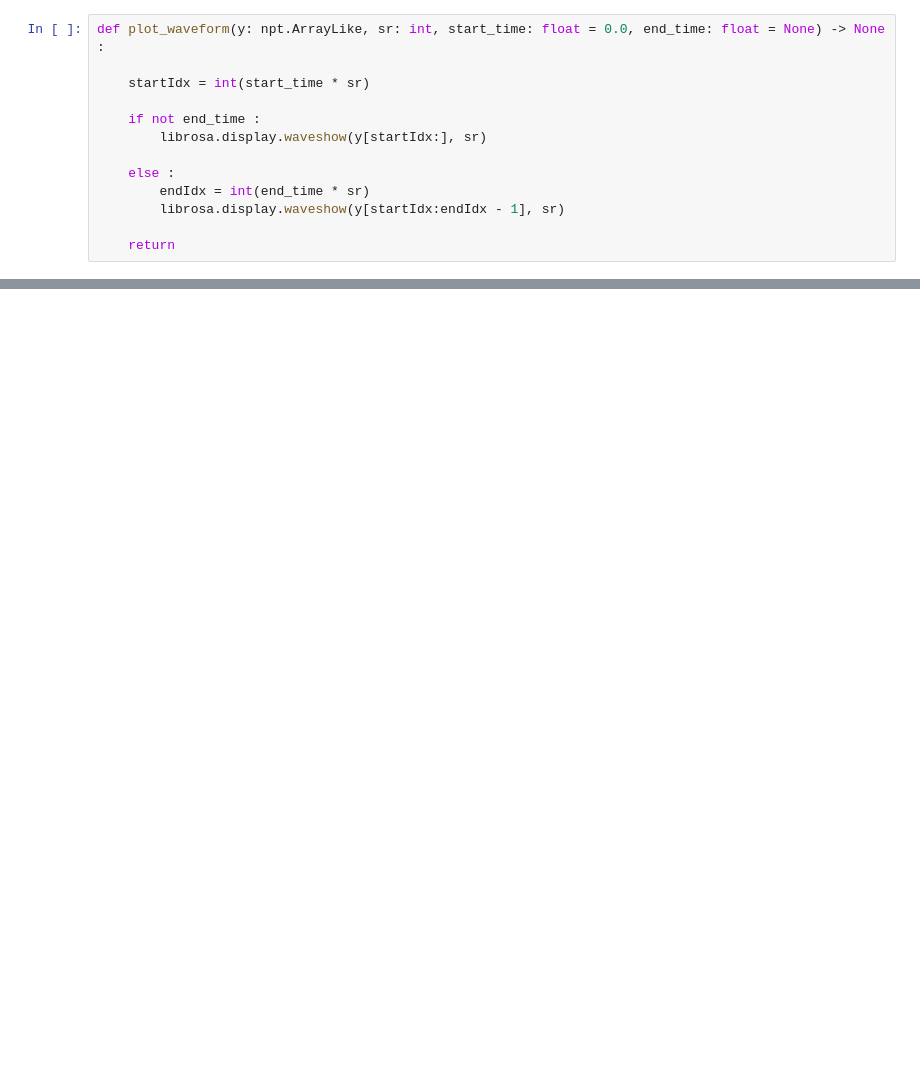
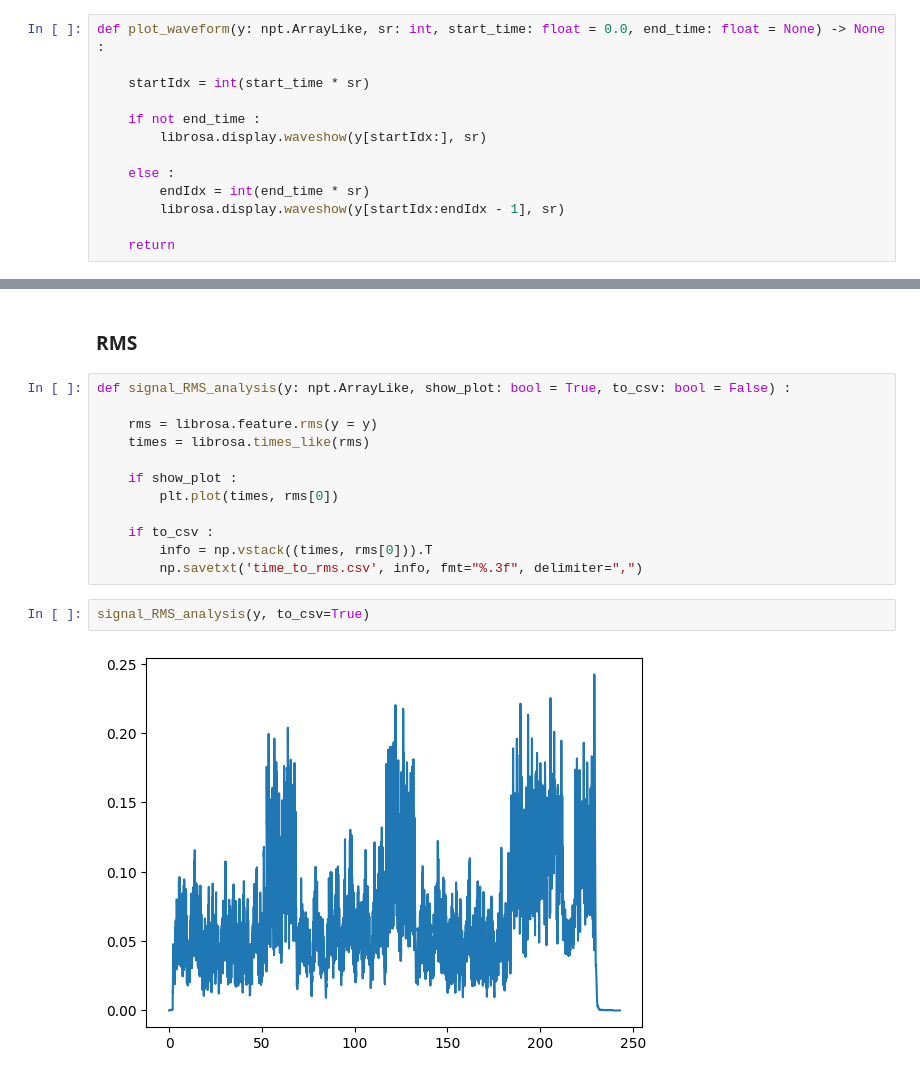
Before and after one commit to TrangDuLam/NTHU_Music_AI_Tools, a Jupyter notebook: part1_dev.ipynb, the cells around one changed output, grey strips where cells are left out. Cells and saved outputs as stored; diff of their text form; blank space fills up the shorter version.

```diff
--- a/part1_dev.ipynb
+++ b/part1_dev.ipynb
@@ -33,0 +34,18 @@ plot_waveform(y, sr, start_time=150, end_time= 154)
+# %% [markdown]
+### RMS
+# %%
+def signal_RMS_analysis(y: npt.ArrayLike, show_plot: bool = True, to_csv: bool = False) :
+
+    rms = librosa.feature.rms(y = y)
+    times = librosa.times_like(rms)
+
+    if show_plot :
+        plt.plot(times, rms[0])
+
+    if to_csv :
+        info = np.vstack((times, rms[0])).T
+        np.savetxt('time_to_rms.csv', info, fmt="%.3f", delimiter=",")
+# %%
+signal_RMS_analysis(y, to_csv=True)
+# %% [output]
+[figure, added]
```
Also changed, not shown: parts of 3 cells of this notebook, 2 other files.
